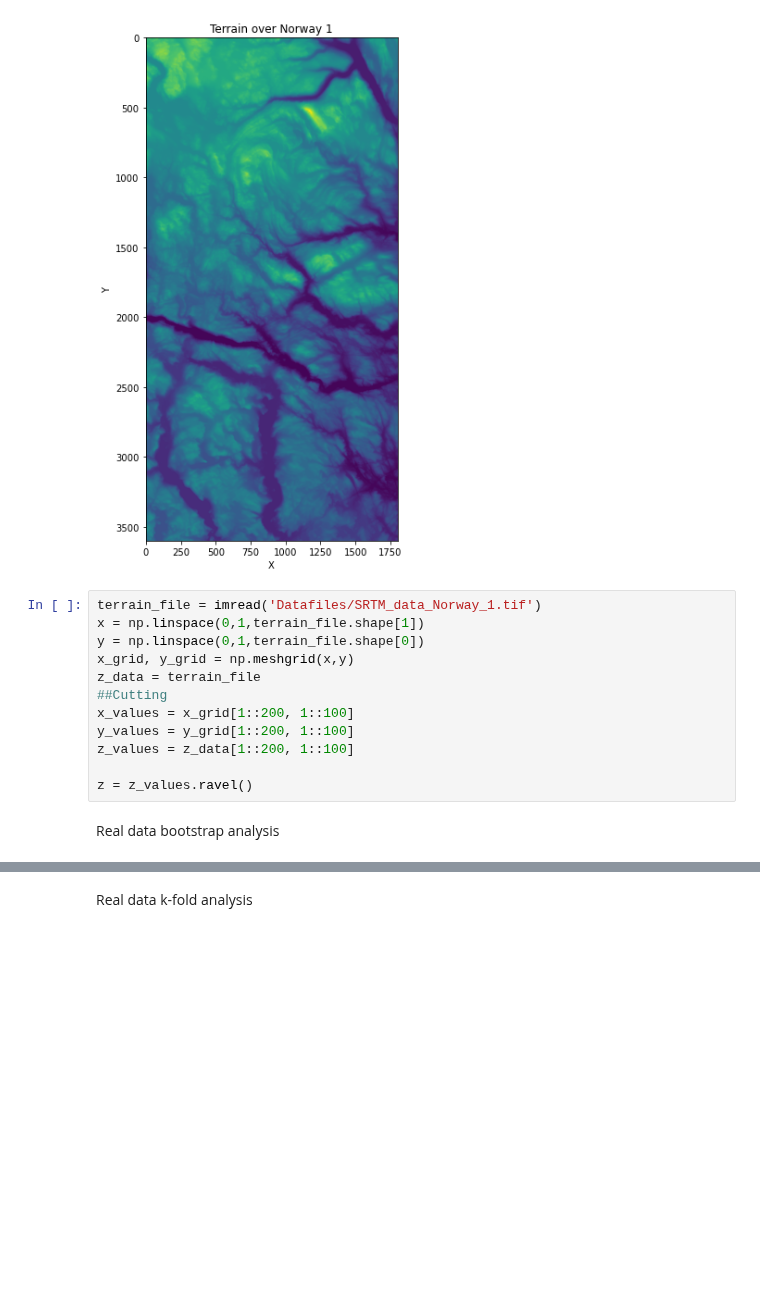
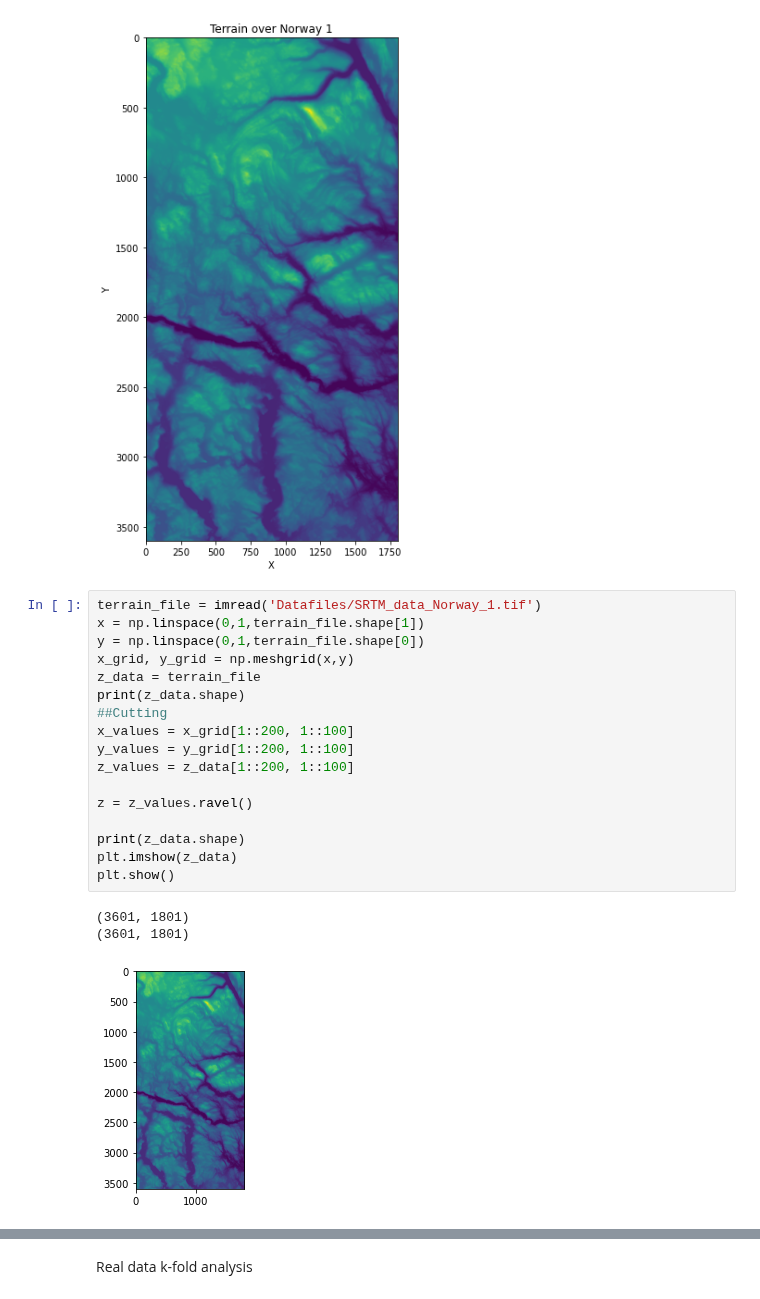
Before and after one commit to tellefs/ML-projects, a Jupyter notebook: project1/project1.ipynb, the cells around one changed output, grey strips where cells are left out. Saved outputs shown, nothing was run; the diff lists cells and outputs as text; blank space fills up the shorter version.

```diff
--- a/project1/project1.ipynb
+++ b/project1/project1.ipynb
@@ -452,14 +452,21 @@ plt.show()
 # %%
 terrain_file = imread('Datafiles/SRTM_data_Norway_1.tif')
 x = np.linspace(0,1,terrain_file.shape[1])
 y = np.linspace(0,1,terrain_file.shape[0])
 x_grid, y_grid = np.meshgrid(x,y)
 z_data = terrain_file
+print(z_data.shape)
 ##Cutting
 x_values = x_grid[1::200, 1::100]
 y_values = y_grid[1::200, 1::100]
 z_values = z_data[1::200, 1::100]
 
 z = z_values.ravel()
+
+print(z_data.shape)
+plt.imshow(z_data)
+plt.show()
+# %% [output]
+(3601, 1801)
+(3601, 1801)
+[figure, added]
-# %% [markdown]
-Real data bootstrap analysis
```
Also changed, not shown: parts of 14 cells of this notebook, 2 other files.
